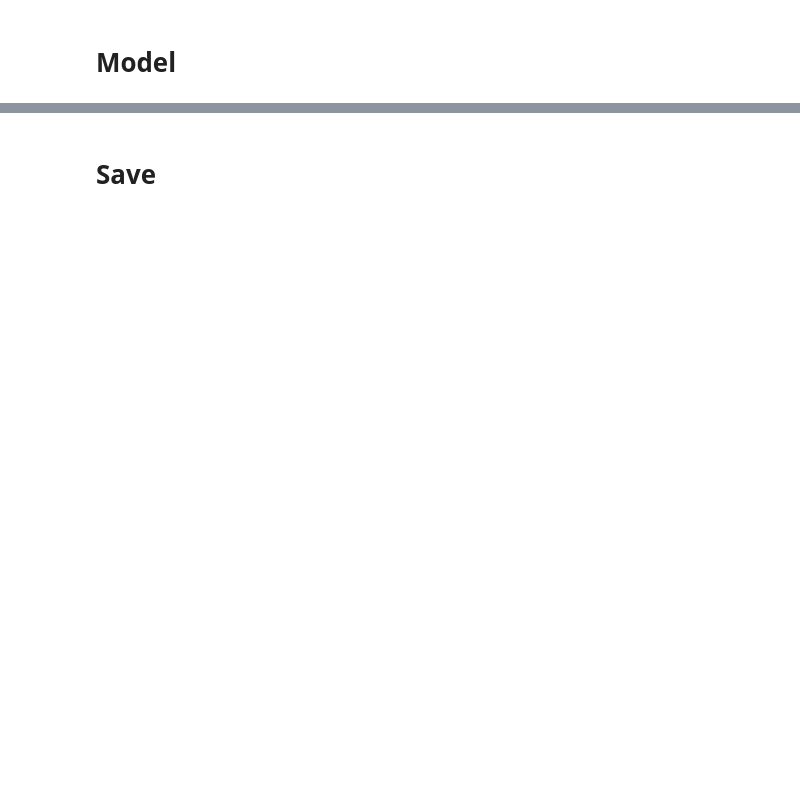
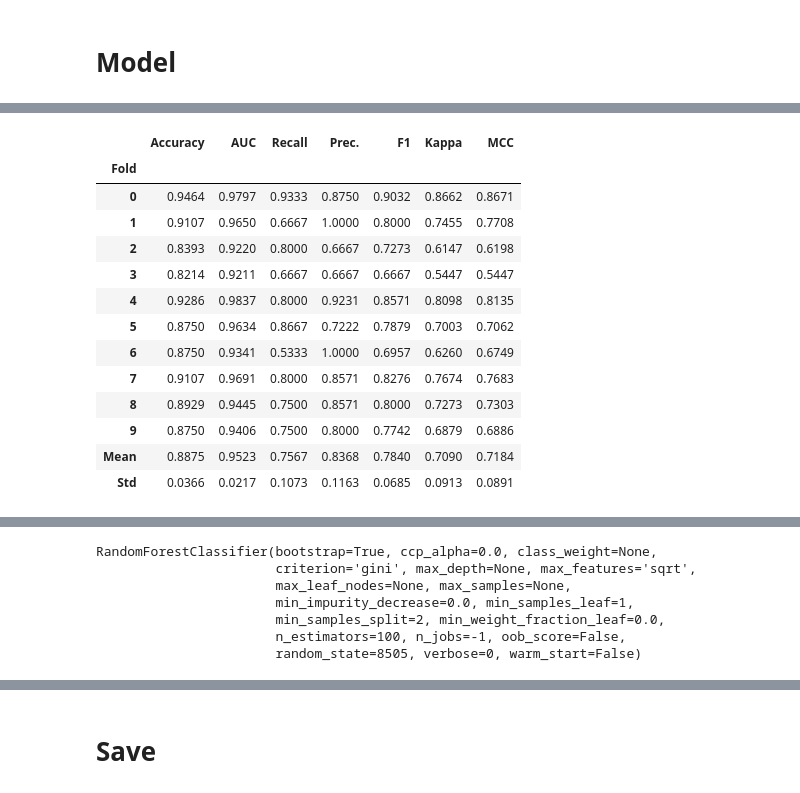
Before and after one commit to amontenegrot/TP_Technical_test_DS, a Jupyter notebook: src/03_preprocesing.ipynb, the cells around one changed output, grey strips where cells are left out. Drawn from its saved outputs; the diff is of its cells as text; code cells hidden in the pictures; blank space fills up the shorter version.

```diff
--- a/src/03_preprocesing.ipynb
+++ b/src/03_preprocesing.ipynb
@@ -114,0 +175,4 @@ data_unseen.reset_index(inplace=True, drop=True)
+# %%
+rf = create_model('rf')
+print(rf)
+# %% [output]
@@ -114,0 +180,14 @@ data_unseen.reset_index(inplace=True, drop=True)
+|  | Accuracy | AUC | Recall | Prec. | F1 | Kappa | MCC |
+| Fold |  |  |  |  |  |  |  |
+| 0 | 0.9464 | 0.9797 | 0.9333 | 0.8750 | 0.9032 | 0.8662 | 0.8671 |
+| 1 | 0.9107 | 0.9650 | 0.6667 | 1.0000 | 0.8000 | 0.7455 | 0.7708 |
+| 2 | 0.8393 | 0.9220 | 0.8000 | 0.6667 | 0.7273 | 0.6147 | 0.6198 |
+| 3 | 0.8214 | 0.9211 | 0.6667 | 0.6667 | 0.6667 | 0.5447 | 0.5447 |
+| 4 | 0.9286 | 0.9837 | 0.8000 | 0.9231 | 0.8571 | 0.8098 | 0.8135 |
+| 5 | 0.8750 | 0.9634 | 0.8667 | 0.7222 | 0.7879 | 0.7003 | 0.7062 |
+| 6 | 0.8750 | 0.9341 | 0.5333 | 1.0000 | 0.6957 | 0.6260 | 0.6749 |
+| 7 | 0.9107 | 0.9691 | 0.8000 | 0.8571 | 0.8276 | 0.7674 | 0.7683 |
+| 8 | 0.8929 | 0.9445 | 0.7500 | 0.8571 | 0.8000 | 0.7273 | 0.7303 |
+| 9 | 0.8750 | 0.9406 | 0.7500 | 0.8000 | 0.7742 | 0.6879 | 0.6886 |
+| Mean | 0.8875 | 0.9523 | 0.7567 | 0.8368 | 0.7840 | 0.7090 | 0.7184 |
+| Std | 0.0366 | 0.0217 | 0.1073 | 0.1163 | 0.0685 | 0.0913 | 0.0891 |
@@ -114,0 +195,7 @@ data_unseen.reset_index(inplace=True, drop=True)
+RandomForestClassifier(bootstrap=True, ccp_alpha=0.0, class_weight=None,
+                       criterion='gini', max_depth=None, max_features='sqrt',
+                       max_leaf_nodes=None, max_samples=None,
+                       min_impurity_decrease=0.0, min_samples_leaf=1,
+                       min_samples_split=2, min_weight_fraction_leaf=0.0,
+                       n_estimators=100, n_jobs=-1, oob_score=False,
+                       random_state=8505, verbose=0, warm_start=False)
```
Also changed, not shown: parts of 23 cells of this notebook, 2 other files.
